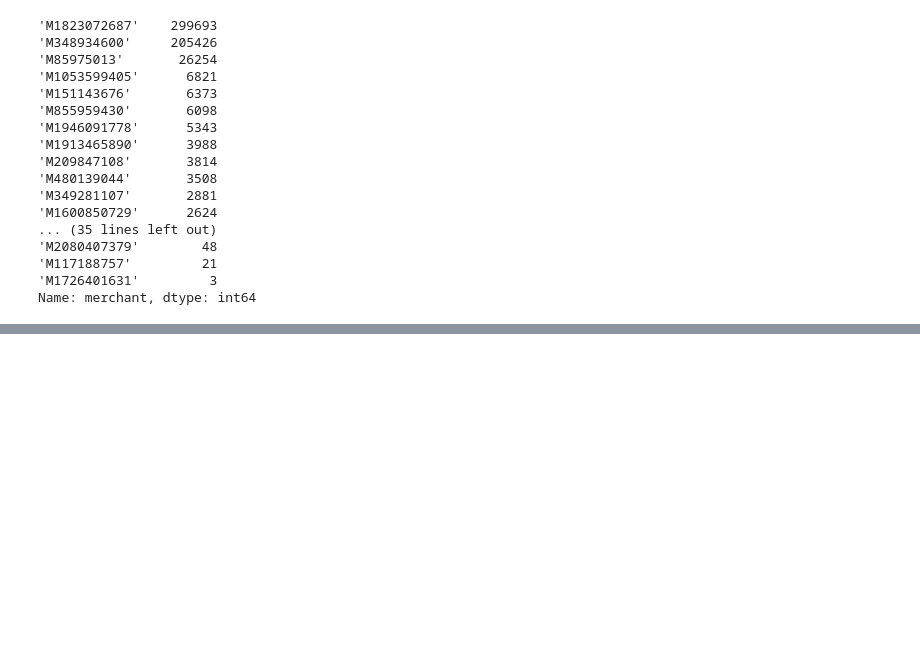
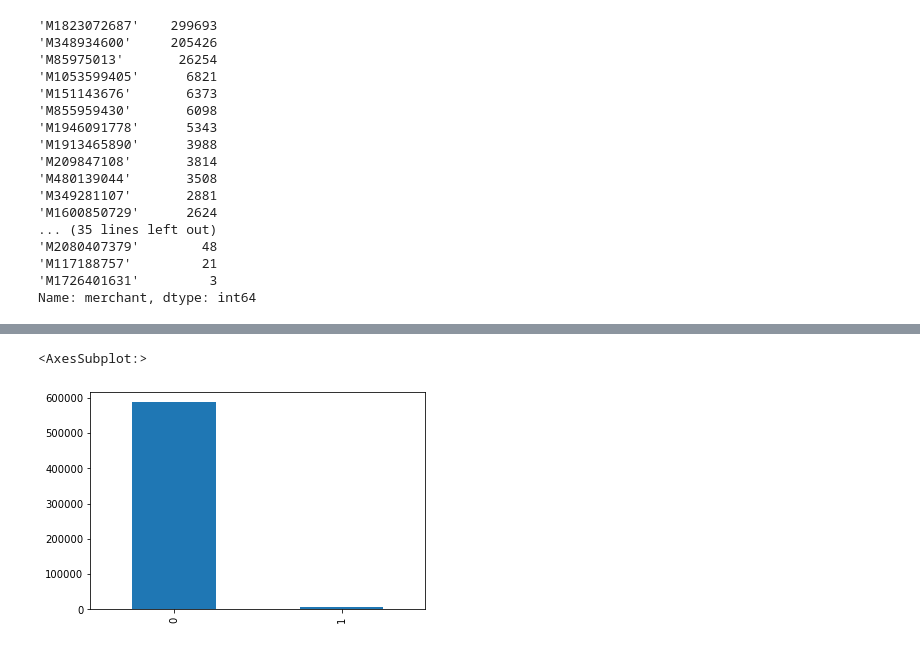
Before and after one commit to IanMMuldoon/FinFraud, a Jupyter notebook: fin.ipynb, the cells around one changed output, grey strips where cells are left out. Cells and saved outputs as stored; diff of their text form; code cells hidden in the pictures; blank space fills up the shorter version.

```diff
--- a/fin.ipynb
+++ b/fin.ipynb
@@ -295,0 +312,5 @@ Name: merchant, dtype: int64
+# %%
+df.fraud.value_counts().plot(kind = 'bar')
+# %% [output]
+<AxesSubplot:>
+[figure, added]
```
Also changed, not shown: parts of 5 cells of this notebook.
